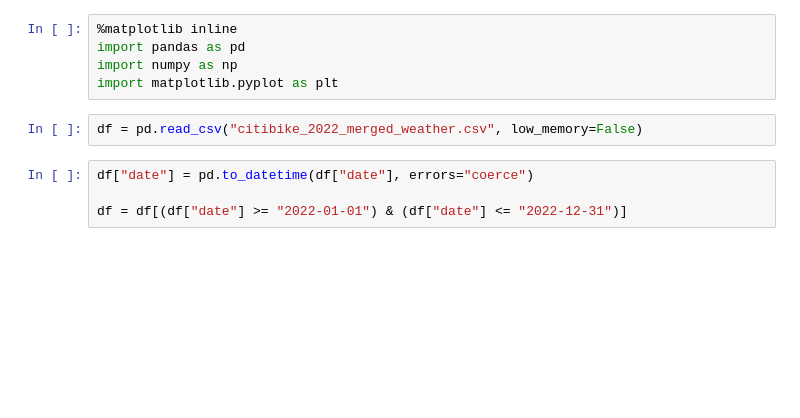
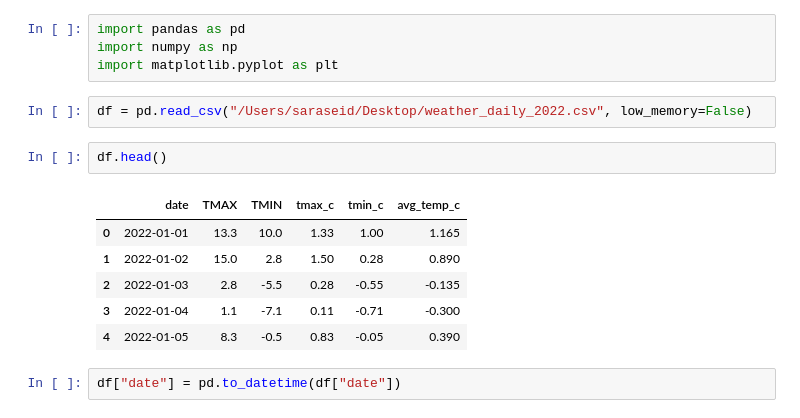
Before and after one commit to saraseid1/citibike-weather-project, a Jupyter notebook: exercise_2.33.ipynb, the cells around one changed output. Cells and saved outputs as stored; diff of their text form; blank space fills up the shorter version.

```diff
--- a/exercise_2.33.ipynb
+++ b/exercise_2.33.ipynb
@@ -1,12 +1,18 @@
 # %%
-%matplotlib inline
 import pandas as pd
 import numpy as np
 import matplotlib.pyplot as plt
 # %%
-df = pd.read_csv("citibike_2022_merged_weather.csv", low_memory=False)
+df = pd.read_csv("/Users/saraseid/Desktop/weather_daily_2022.csv", low_memory=False)
+# %%
+df.head()
+# %% [output]
+|  | date | TMAX | TMIN | tmax_c | tmin_c | avg_temp_c |
+| 0 | 2022-01-01 | 13.3 | 10.0 | 1.33 | 1.00 | 1.165 |
+| 1 | 2022-01-02 | 15.0 | 2.8 | 1.50 | 0.28 | 0.890 |
+| 2 | 2022-01-03 | 2.8 | -5.5 | 0.28 | -0.55 | -0.135 |
+| 3 | 2022-01-04 | 1.1 | -7.1 | 0.11 | -0.71 | -0.300 |
+| 4 | 2022-01-05 | 8.3 | -0.5 | 0.83 | -0.05 | 0.390 |
 # %%
-df["date"] = pd.to_datetime(df["date"], errors="coerce")
-
-df = df[(df["date"] >= "2022-01-01") & (df["date"] <= "2022-12-31")]
+df["date"] = pd.to_datetime(df["date"])
 # %%
```
Also changed, not shown: parts of 12 cells of this notebook.
